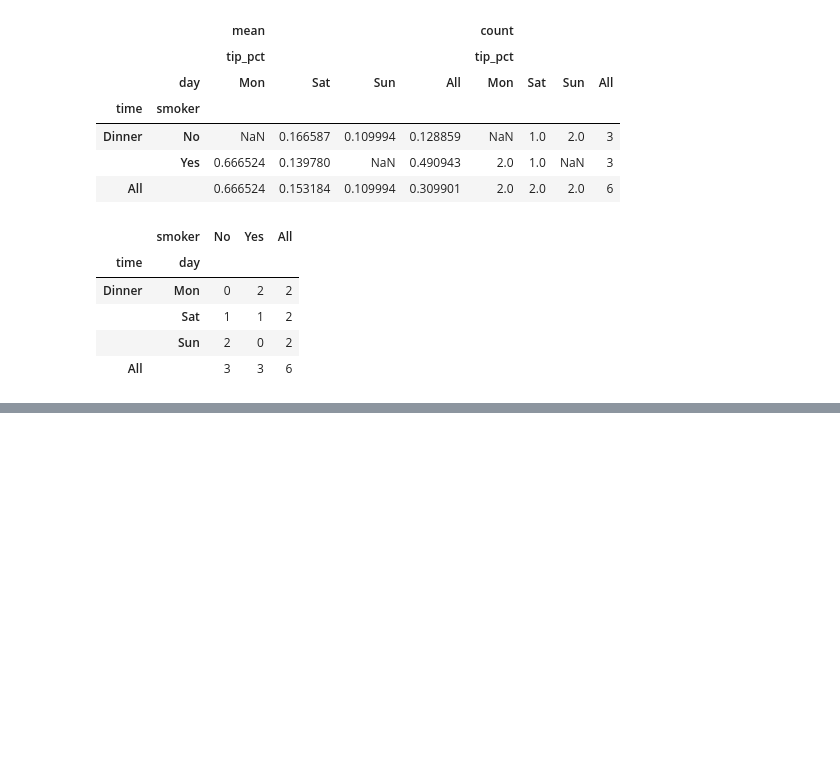
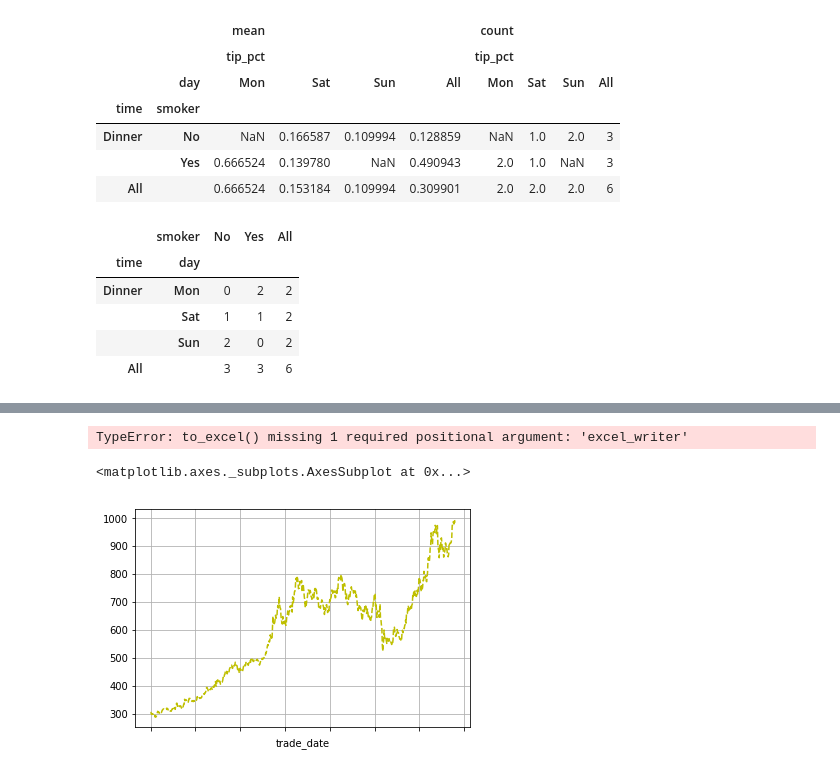
Before and after one commit to NinelieAimer/PythonLearning, a Jupyter notebook: analysisData/dataGrouping/dataGrouping.ipynb, the cells around one changed output, grey strips where cells are left out. Drawn from its saved outputs; the diff is of its cells as text; code cells hidden in the pictures; blank space fills up the shorter version.

```diff
--- a/analysisData/dataGrouping/dataGrouping.ipynb
+++ b/analysisData/dataGrouping/dataGrouping.ipynb
@@ -777,0 +819,4 @@ pd.crosstab([df.time,df.day],df.smoker,margins=True)
+# %%
+arr=np.array([[1,2],[3,4]])
+# %%
+df=pd.DataFrame(arr,columns=['time','limit'])
@@ -777,0 +852,6 @@ pd.crosstab([df.time,df.day],df.smoker,margins=True)
+# %%
+df.set_index(['trade_date'],inplace=True)
+# %%
+df.to_excel()
+# %% [output]
+TypeError: to_excel() missing 1 required positional argument: 'excel_writer'
@@ -777,0 +860,5 @@ pd.crosstab([df.time,df.day],df.smoker,margins=True)
+# %%
+df['close'].plot(style='y--',grid=True)
+# %% [output]
+<matplotlib.axes._subplots.AxesSubplot at 0x...>
+[figure, added]
```
Also changed, not shown: parts of 51 cells of this notebook, 36 other files.
